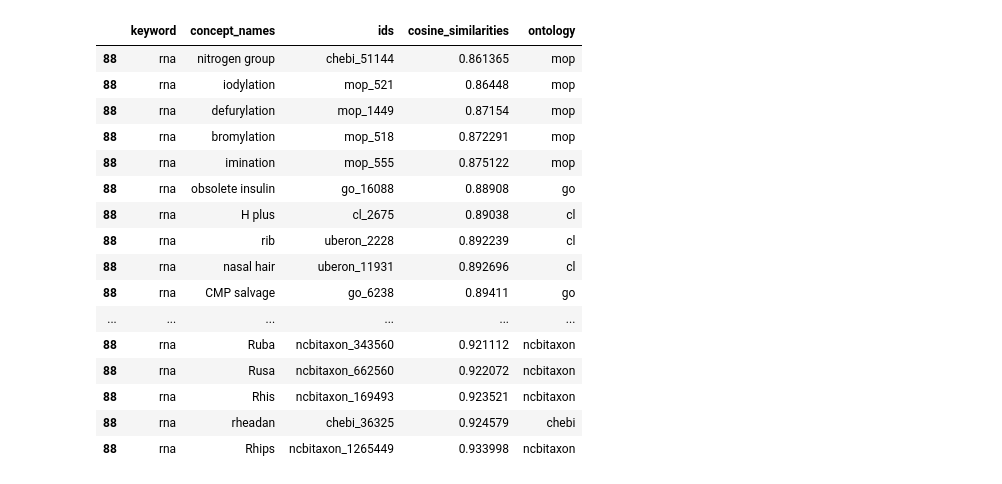
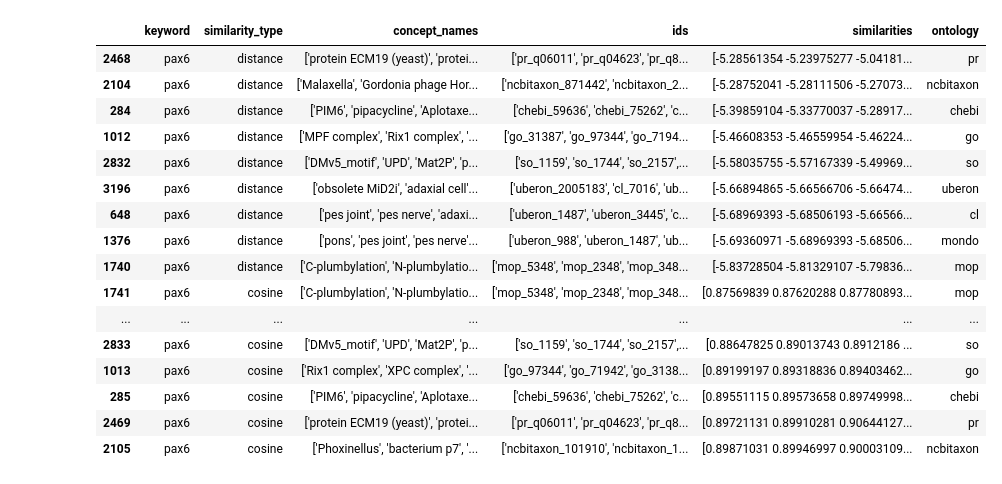
Before and after one commit to hadaszm/NLP, a Jupyter notebook: 0.REFACTOR/code-project2/3.TAGGING/emb_tagger/tagging_craft.ipynb, the cells around one changed output. Drawn from its saved outputs; the diff is of its cells as text; code cells hidden in the pictures.

```diff
--- a/0.REFACTOR/code-project2/3.TAGGING/emb_tagger/tagging_craft.ipynb
+++ b/0.REFACTOR/code-project2/3.TAGGING/emb_tagger/tagging_craft.ipynb
@@ -42,3 +49,10 @@ except ImportError:
+# %%
+@njit(parallel=True)
+def return_negative_distances(embedding, concept_embeddings):
+    result = np.zeros((concept_embeddings.shape[0], ))
+    for i in prange(concept_embeddings.shape[0]):
+        result[i] = return_negative_distance(embedding, concept_embeddings[i])
+    return result
 # %%
 proper_onto_names = {'chebi', 'cl', 'go', 'mop', 'ncbitaxon', 'pr', 'so', 'uberon'}
 def process_id(id_):
@@ -56,16 +70,21 @@ emb_files = [file for file in glob.glob(embeddings_output_filepath + '*') if 'em
 # %%
 keywords_emb = pd.read_csv(os.path.join(embeddings_output_filepath, 'keywords_embeddings.csv'))
 # %%
-def return_embedded_words(embedding, onto_emb, onto_emb_raw, n_words=1):
-    cosine_similarities = return_similarities(embedding, onto_emb_raw)
-    argsort_indices = np.argsort(cosine_similarities)
+def return_embedded_words(embedding, onto_emb, onto_emb_raw, similarity_func, n_words=1):
+    similarities = similarity_func(embedding, onto_emb_raw)
+    argsort_indices = np.argsort(similarities)
     chosen_concepts_names = set()
     i = 0
     while len(chosen_concepts_names) != n_words:
         max_indices = argsort_indices[-(n_words+i):]
         chosen_concepts_names = set(onto_emb.iloc[max_indices]['concept_name'])
         i += 1
-    return max_indices, cosine_similarities[max_indices]
+    return max_indices, similarities[max_indices]
+# %%
+similarity_funcs = {
+    'distance': return_negative_distances,
+    'cosine': return_cos_similarities
+}
 # %%
 def tag_keywords_with_onto(onto_emb_file):
     onto_emb = pd.read_csv(onto_emb_file)
@@ -78,13 +97,15 @@ def tag_keywords_with_onto(onto_emb_file):
     tagged_keywords = []
     for i, row in keywords_emb.iterrows():
         keyword_emb = row[emb_cols].values.astype(np.float32)
-        indices, cosine_sims = return_embedded_words(keyword_emb, onto_emb,onto_emb_raw, n_words=5)
-        concepts_names = onto_emb.iloc[indices]['concept_name'].to_list()
-        concepts_ids = onto_emb.iloc[indices]['id'].to_list()
-        tagged_keywords.append((
-            row['keyword'],
-            concepts_names,
-            concepts_ids,
-            cosine_sims
-        ))
-    return pd.DataFrame(tagged_keywords, columns=['keyword', 'concept_names', 'ids', 'cosine_similarities'])
+        for similarity_func_name, similarity_func in similarity_funcs.items():
+            indices, sims = return_embedded_words(keyword_emb, onto_emb,onto_emb_raw, similarity_func, n_words=5)
+            concepts_names = onto_emb.iloc[indices]['concept_name'].to_list()
+            concepts_ids = onto_emb.iloc[indices]['id'].to_list()
+            tagged_keywords.append((
+                row['keyword'],
+                similarity_func_name,
+                concepts_names,
+                concepts_ids,
+                sims
+            ))
+    return pd.DataFrame(tagged_keywords, columns=['keyword','similarity_type', 'concept_names', 'ids', 'similarities'])
@@ -133,24 +148,24 @@ all_tagged_keywords
 # %%
 example = all_tagged_keywords[all_tagged_keywords['keyword'] == all_tagged_keywords['keyword'].sample(1).iloc[0]]
-example.explode(column=list(example.columns[1:-1])).sort_values('cosine_similarities')
+example.explode(column=list(example.columns[2:-1])).sort_values('similarities')
 # %% [output]
-|  | keyword | concept_names | ids | cosine_similarities | ontology |
-| 88 | rna | nitrogen group | chebi_51144 | 0.861365 | mop |
-| 88 | rna | iodylation | mop_521 | 0.86448 | mop |
-| 88 | rna | defurylation | mop_1449 | 0.87154 | mop |
-| 88 | rna | bromylation | mop_518 | 0.872291 | mop |
-| 88 | rna | imination | mop_555 | 0.875122 | mop |
-| 88 | rna | obsolete insulin | go_16088 | 0.88908 | go |
-| 88 | rna | H plus | cl_2675 | 0.89038 | cl |
-| 88 | rna | rib | uberon_2228 | 0.892239 | cl |
-| 88 | rna | nasal hair | uberon_11931 | 0.892696 | cl |
-| 88 | rna | CMP salvage | go_6238 | 0.89411 | go |
-| ... | ... | ... | ... | ... | ... |
-| 88 | rna | Ruba | ncbitaxon_343560 | 0.921112 | ncbitaxon |
-| 88 | rna | Rusa | ncbitaxon_662560 | 0.922072 | ncbitaxon |
-| 88 | rna | Rhis | ncbitaxon_169493 | 0.923521 | ncbitaxon |
-| 88 | rna | rheadan | chebi_36325 | 0.924579 | chebi |
-| 88 | rna | Rhips | ncbitaxon_1265449 | 0.933998 | ncbitaxon |
+|  | keyword | similarity_type | concept_names | ids | similarities | ontology |
+| 2468 | pax6 | distance | ['protein ECM19 (yeast)', 'protei... | ['pr_q06011', 'pr_q04623', 'pr_q8... | [-5.28561354 -5.23975277 -5.04181... | pr |
+| 2104 | pax6 | distance | ['Malaxella', 'Gordonia phage Hor... | ['ncbitaxon_871442', 'ncbitaxon_2... | [-5.28752041 -5.28111506 -5.27073... | ncbitaxon |
+| 284 | pax6 | distance | ['PIM6', 'pipacycline', 'Aplotaxe... | ['chebi_59636', 'chebi_75262', 'c... | [-5.39859104 -5.33770037 -5.28917... | chebi |
+| 1012 | pax6 | distance | ['MPF complex', 'Rix1 complex', '... | ['go_31387', 'go_97344', 'go_7194... | [-5.46608353 -5.46559954 -5.46224... | go |
+| 2832 | pax6 | distance | ['DMv5_motif', 'UPD', 'Mat2P', 'p... | ['so_1159', 'so_1744', 'so_2157',... | [-5.58035755 -5.57167339 -5.49969... | so |
+| 3196 | pax6 | distance | ['obsolete MiD2i', 'adaxial cell'... | ['uberon_2005183', 'cl_7016', 'ub... | [-5.66894865 -5.66566706 -5.66474... | uberon |
+| 648 | pax6 | distance | ['pes joint', 'pes nerve', 'adaxi... | ['uberon_1487', 'uberon_3445', 'c... | [-5.68969393 -5.68506193 -5.66566... | cl |
+| 1376 | pax6 | distance | ['pons', 'pes joint', 'pes nerve'... | ['uberon_988', 'uberon_1487', 'ub... | [-5.69360971 -5.68969393 -5.68506... | mondo |
+| 1740 | pax6 | distance | ['C-plumbylation', 'N-plumbylatio... | ['mop_5348', 'mop_2348', 'mop_348... | [-5.83728504 -5.81329107 -5.79836... | mop |
+| 1741 | pax6 | cosine | ['C-plumbylation', 'N-plumbylatio... | ['mop_5348', 'mop_2348', 'mop_348... | [0.87569839 0.87620288 0.87780893... | mop |
+| ... | ... | ... | ... | ... | ... | ... |
+| 2833 | pax6 | cosine | ['DMv5_motif', 'UPD', 'Mat2P', 'p... | ['so_1159', 'so_1744', 'so_2157',... | [0.88647825 0.89013743 0.8912186 ... | so |
+| 1013 | pax6 | cosine | ['Rix1 complex', 'XPC complex', '... | ['go_97344', 'go_71942', 'go_3138... | [0.89199197 0.89318836 0.89403462... | go |
+| 285 | pax6 | cosine | ['PIM6', 'pipacycline', 'Aplotaxe... | ['chebi_59636', 'chebi_75262', 'c... | [0.89551115 0.89573658 0.89749998... | chebi |
+| 2469 | pax6 | cosine | ['protein ECM19 (yeast)', 'protei... | ['pr_q06011', 'pr_q04623', 'pr_q8... | [0.89721131 0.89910281 0.90644127... | pr |
+| 2105 | pax6 | cosine | ['Phoxinellus', 'bacterium p7', '... | ['ncbitaxon_101910', 'ncbitaxon_1... | [0.89871031 0.89946997 0.90003109... | ncbitaxon |
 # %%
 def return_best_concept(x):
     result = {}
```
Also changed, not shown: parts of 12 cells of this notebook, 11 other files.
